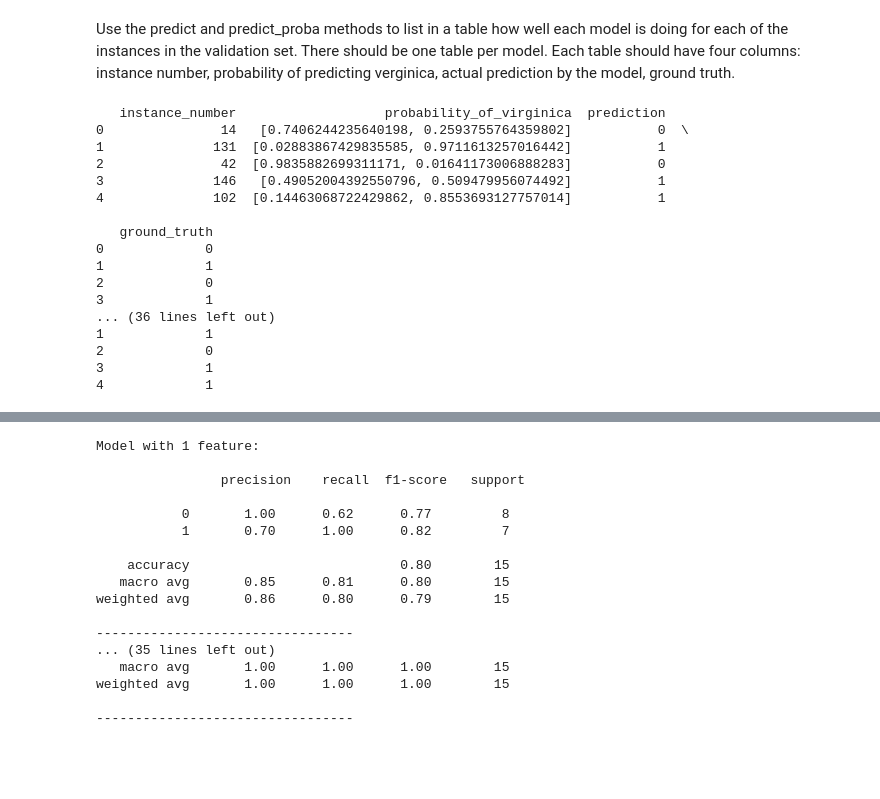
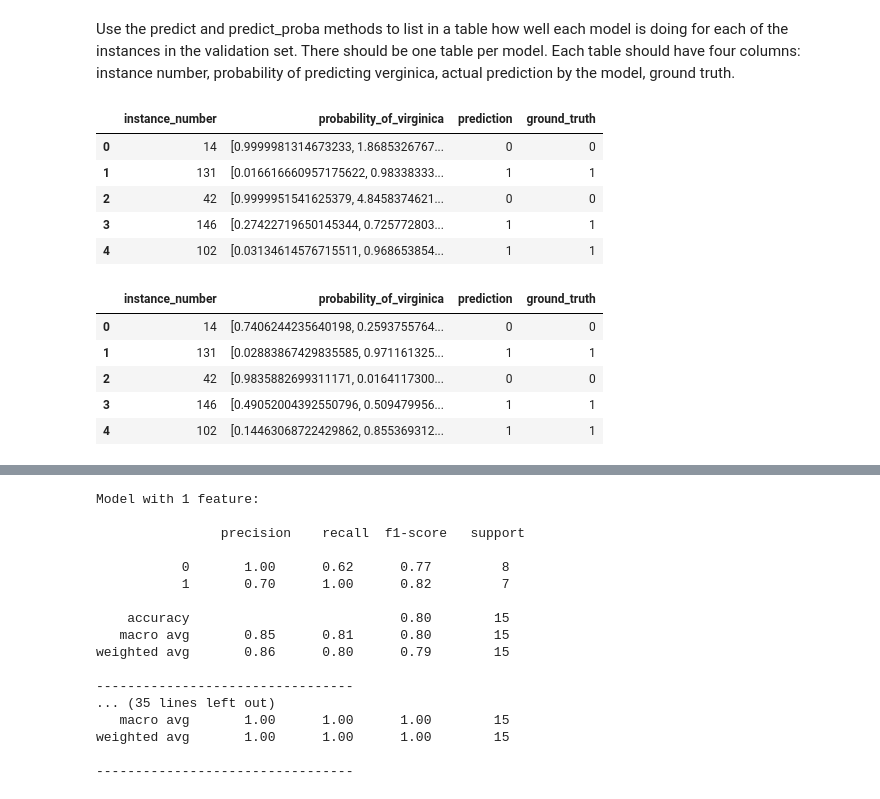
Before and after one commit to guggg/CSCN8010-labs, a Jupyter notebook: iris_lab6.ipynb, the cells around one changed output, grey strips where cells are left out. Cells and saved outputs as stored; diff of their text form; code cells hidden in the pictures; blank space fills up the shorter version.

```diff
--- a/iris_lab6.ipynb
+++ b/iris_lab6.ipynb
@@ -136,7 +136,8 @@ sns.violinplot(x="species", y="SepalWidthCm", data=x_plot_ref)
 # %%
 # The code below is referenced from https://www.kaggle.com/code/ash316/ml-from-scratch-with-iris
 
-for part in ["Sepal", "Petal"]:
+for i, part in enumerate(["Sepal", "Petal"]):
+    # plt.subplot(2, 2, i+1)
     fig = x_plot_ref[x_plot_ref.species == "non-virginica"].plot.scatter(
         x=f"{part}LengthCm", y=f"{part}WidthCm", color="orange", label="non-virginica"
     )
@@ -224,51 +225,49 @@ df_predict_process_1 = pd.DataFrame(columns=predict_process_attributes)
 df_predict_process_2 = pd.DataFrame(columns=predict_process_attributes)
 df_predict_process_3 = pd.DataFrame(columns=predict_process_attributes)
 df_predict_process_4 = pd.DataFrame(columns=predict_process_attributes)
 
 df_predict_list = [
     df_predict_process_1,
     df_predict_process_2,
     df_predict_process_3,
     df_predict_process_4,
 ]
 
 for i, model in enumerate(model_list):
     location = 0
     for j, row in X_validation.iterrows():
         validation_val = row.values[:i+1].reshape(1, -1)
 
         df = pd.DataFrame(validation_val, columns=X.columns[:i+1])
         prediction = model.predict(df)
         probability_of_virginica = model.predict_proba(df)
 
         df_predict_list[i].loc[len(df_predict_list[i])] = [
             j,
             probability_of_virginica[0],
             prediction[0],
             y_validation[location],
         ]
 
         location += 1
 
-print(df_predict_process_1.head(5))
-print(df_predict_process_2.head(5))
-print(df_predict_process_3.head(5))
-print(df_predict_process_4.head(5))
+df_predict_process_1.head(5)
+df_predict_process_2.head(5)
+df_predict_process_3.head(5)
+df_predict_process_4.head(5)
 # %% [output]
-   instance_number                   probability_of_virginica  prediction
-0               14   [0.7406244235640198, 0.2593755764359802]           0  \
-1              131  [0.02883867429835585, 0.9711613257016442]           1
-2               42  [0.9835882699311171, 0.01641173006888283]           0
-3              146   [0.49052004392550796, 0.509479956074492]           1
-4              102  [0.14463068722429862, 0.8553693127757014]           1
-
-   ground_truth
-0             0
-1             1
-2             0
-3             1
-... (36 lines left out)
-1             1
-2             0
-3             1
-4             1
+|  | instance_number | probability_of_virginica | prediction | ground_truth |
+| 0 | 14 | [0.9999981314673233, 1.8685326767... | 0 | 0 |
+| 1 | 131 | [0.016616660957175622, 0.98338333... | 1 | 1 |
+| 2 | 42 | [0.9999951541625379, 4.8458374621... | 0 | 0 |
+| 3 | 146 | [0.27422719650145344, 0.725772803... | 1 | 1 |
+| 4 | 102 | [0.03134614576715511, 0.968653854... | 1 | 1 |
+# %%
+df_predict_process_1.head(5)
+# %% [output]
+|  | instance_number | probability_of_virginica | prediction | ground_truth |
+| 0 | 14 | [0.7406244235640198, 0.2593755764... | 0 | 0 |
+| 1 | 131 | [0.02883867429835585, 0.971161325... | 1 | 1 |
+| 2 | 42 | [0.9835882699311171, 0.0164117300... | 0 | 0 |
+| 3 | 146 | [0.49052004392550796, 0.509479956... | 1 | 1 |
+| 4 | 102 | [0.14463068722429862, 0.855369312... | 1 | 1 |
```
Also changed, not shown: parts of 5 cells of this notebook, 4 other files.
